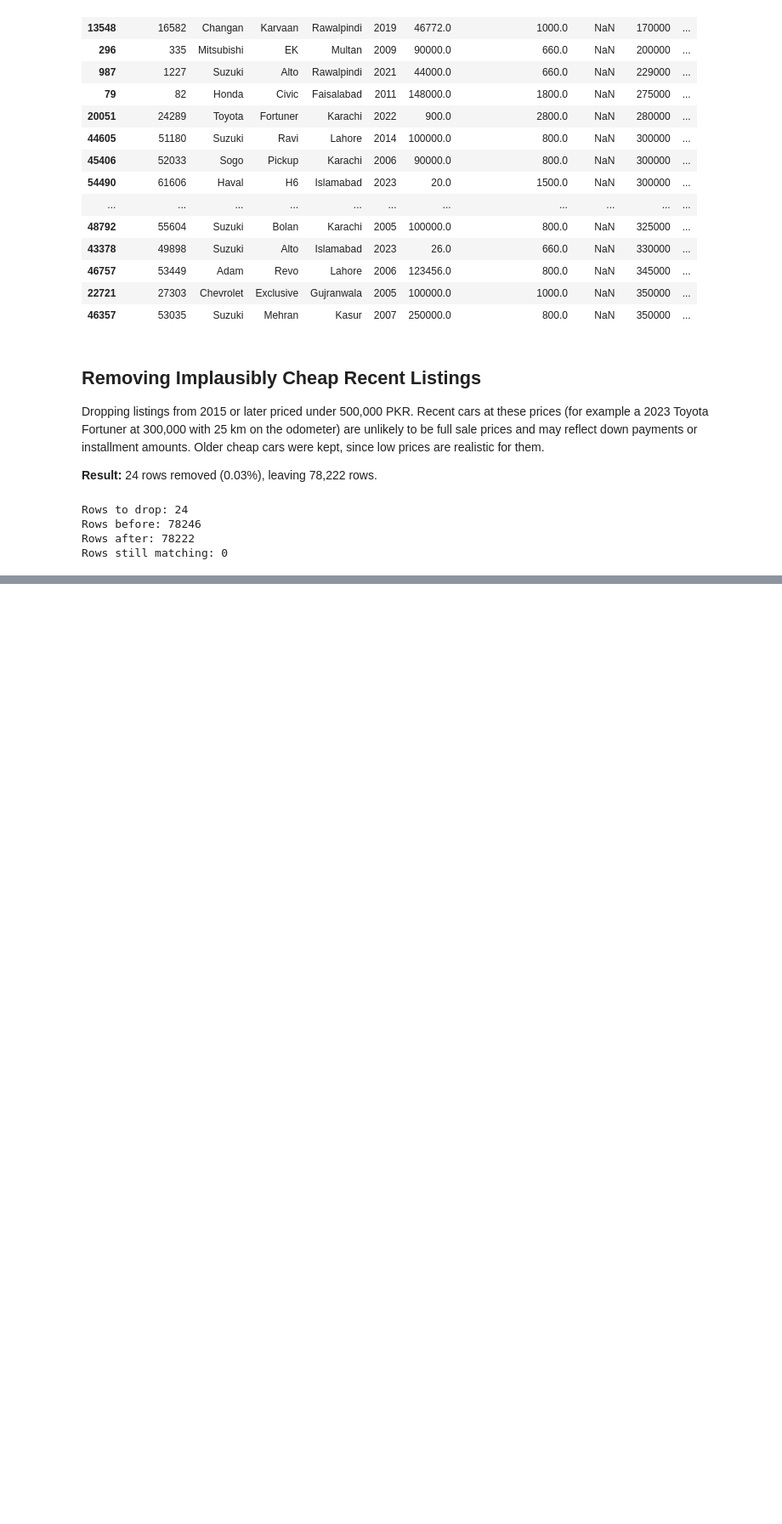
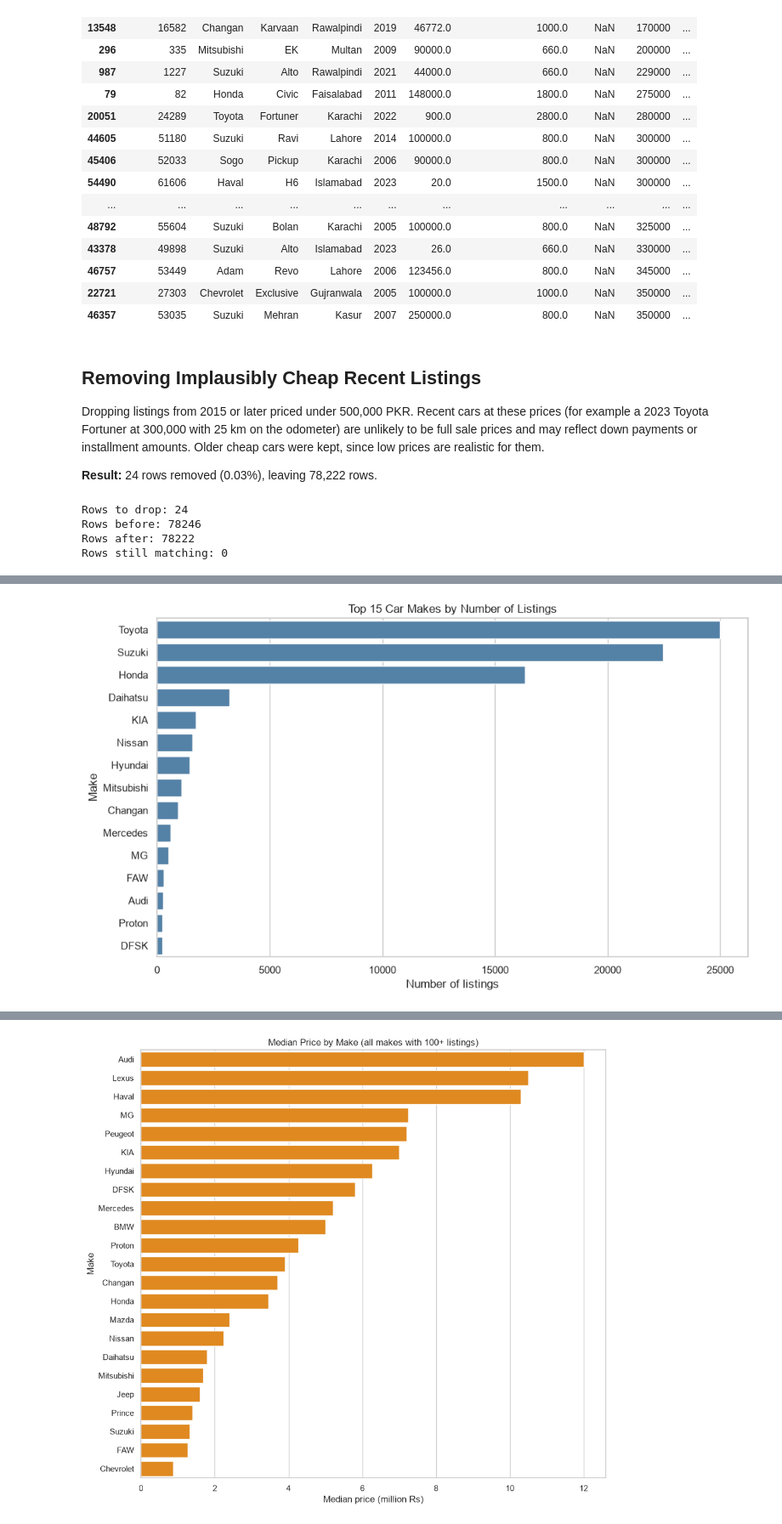
Before and after one commit to Abdullah-Farooq292/IML-used-car-price-prediction-Pakistan, a Jupyter notebook: Code/ML_Project.ipynb, the cells around one changed output, grey strips where cells are left out. Shown at 85% size. Drawn from its saved outputs; the diff is of its cells as text; code cells hidden in the pictures; blank space fills up the shorter version.

```diff
--- a/Code/ML_Project.ipynb
+++ b/Code/ML_Project.ipynb
@@ -508,0 +808,76 @@ Rows still matching: 0
+# %%
+# ---------- Batch C: Group relationships ----------
+# --- Top makes by number of listings ---
+top_makes = df["make"].value_counts().head(15)
+print("Top 15 makes by number of listings:")
+print(top_makes.to_string())
+
+fig, ax = plt.subplots(figsize=(10, 6))
+sns.barplot(x=top_makes.values, y=top_makes.index, color="steelblue", ax=ax)
+ax.set_title("Top 15 Car Makes by Number of Listings")
+ax.set_xlabel("Number of listings")
+ax.set_ylabel("Make")
+plt.tight_layout()
+save_fig("C_top_makes_count.png")
+plt.show()
+
+# --- Median price by make (only makes with at least 100 listings) ---
+make_counts = df["make"].value_counts()
+common_makes = make_counts[make_counts >= 100].index
+med_make = (df[df["make"].isin(common_makes)]
+            .groupby("make")[TARGET].median()
+            .sort_values(ascending=False))
+
+print(f"\nMakes with >= 100 listings: {len(common_makes)}")
+print("Top 10 by median price (Rs):")
+print(med_make.head(10).apply(lambda x: f"{x:,.0f}").to_string())
+print("Bottom 10 by median price (Rs):")
+print(med_make.tail(10).apply(lambda x: f"{x:,.0f}").to_string())
+
+fig, ax = plt.subplots(figsize=(10, 9))
+plot_data = med_make / 1e6
+sns.barplot(x=plot_data.values, y=plot_data.index, color="darkorange", ax=ax)
+ax.set_title("Median Price by Make (all makes with 100+ listings)")
+ax.set_xlabel("Median price (million Rs)")
+ax.set_ylabel("Make")
+plt.tight_layout()
+save_fig("C_median_price_by_make.png")
+plt.show()
+
+# --- Median price by car age ---
+age_stats = (df.groupby("car_age")[TARGET]
+               .agg(median="median", count="count")
+               .reset_index())
+age_plot = age_stats[(age_stats["car_age"] <= 40) & (age_stats["count"] >= 30)]
+
+print("\nMedian price by car age (first 15 ages):")
+print(age_stats.head(15).assign(median=lambda d: d["median"].map("{:,.0f}".format)).to_string(index=False))
+
+fig, ax1 = plt.subplots(figsize=(11, 5))
+ax1.plot(age_plot["car_age"], age_plot["median"] / 1e6, marker="o", color="darkorange")
+ax1.set_xlabel("Car age (years)")
+ax1.set_ylabel("Median price (million Rs)", color="darkorange")
+ax1.set_title("Median Price by Car Age (ages up to 40 with 30+ listings)")
+ax2 = ax1.twinx()
+ax2.bar(age_plot["car_age"], age_plot["count"], alpha=0.25, color="steelblue")
+ax2.set_ylabel("Number of listings", color="steelblue")
+ax2.grid(False)
+plt.tight_layout()
+save_fig("C_median_price_by_age.png")
+plt.show()
+
+# --- Electric vs non-electric ---
+print("\nElectric vs non-electric:")
+ev_summary = df.groupby("is_electric")[TARGET].agg(["count", "median", "mean", "min", "max"])
+print(ev_summary.map(lambda x: f"{x:,.0f}").to_string())
+
+fig, ax = plt.subplots(figsize=(7, 5))
+sns.boxplot(x=df["is_electric"], y=np.log1p(df[TARGET]), hue=df["is_electric"],
+            palette=["lightsteelblue", "lightgreen"], legend=False, ax=ax)
+ax.set_title("Price (log scale) by Electric vs Non-Electric")
+ax.set_xlabel("is_electric (0 = no, 1 = yes)")
+ax.set_ylabel("log(1 + Price)")
+plt.tight_layout()
+save_fig("C_electric_vs_nonelectric.png")
+plt.show()
+# %% [output]
@@ -508,0 +901 @@ Rows still matching: 0
+[figure, added]
@@ -508,0 +919 @@ Rows still matching: 0
+[figure, added]
```
Also changed, not shown: parts of 13 cells of this notebook, 8 other files.
